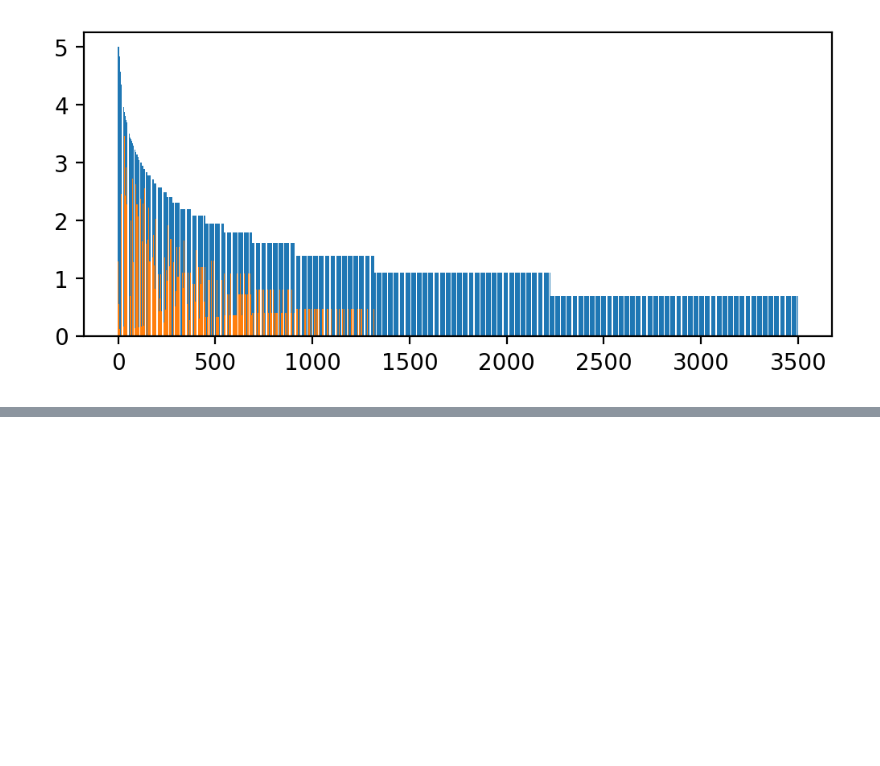
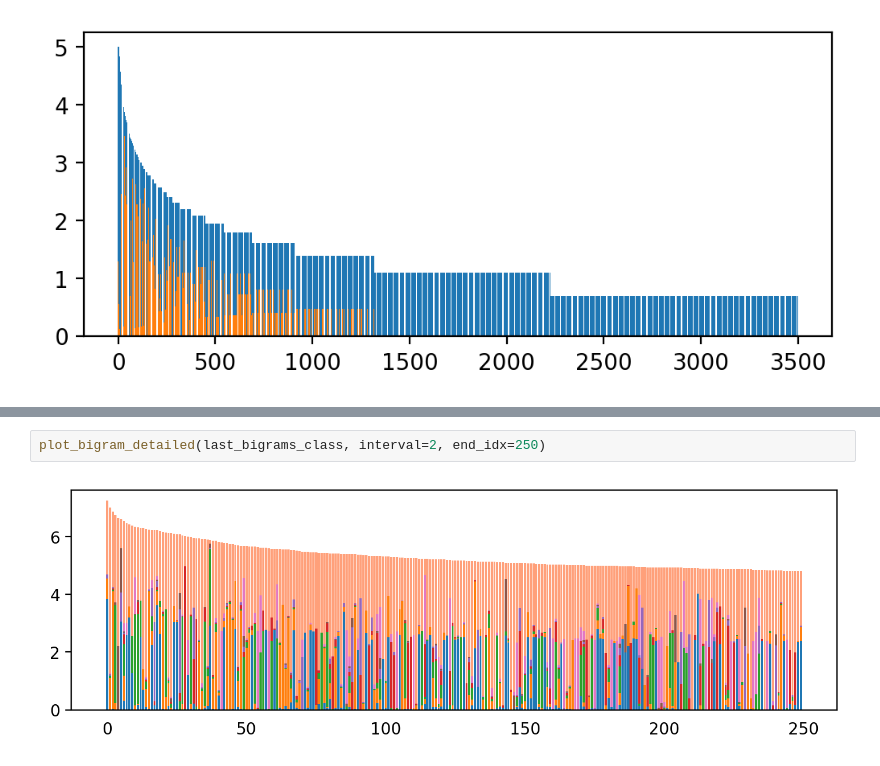
Before and after one commit to FranxYao/RDP, a Jupyter notebook: src/visualization/vis_bigram_freq.ipynb, the cells around one changed output, grey strips where cells are left out. Saved outputs shown, nothing was run; the diff lists cells and outputs as text; blank space fills up the shorter version.

```diff
--- a/src/visualization/vis_bigram_freq.ipynb
+++ b/src/visualization/vis_bigram_freq.ipynb
@@ -98,0 +250,4 @@ plot_bigram(zero_bigrams[:20000], interval=4, maxy=100)
+# %%
+plot_bigram_detailed(last_bigrams_class, interval=2, end_idx=250)
+# %% [output]
+[figure, added]
```
Also changed, not shown: parts of 13 cells of this notebook, 8 other files.
